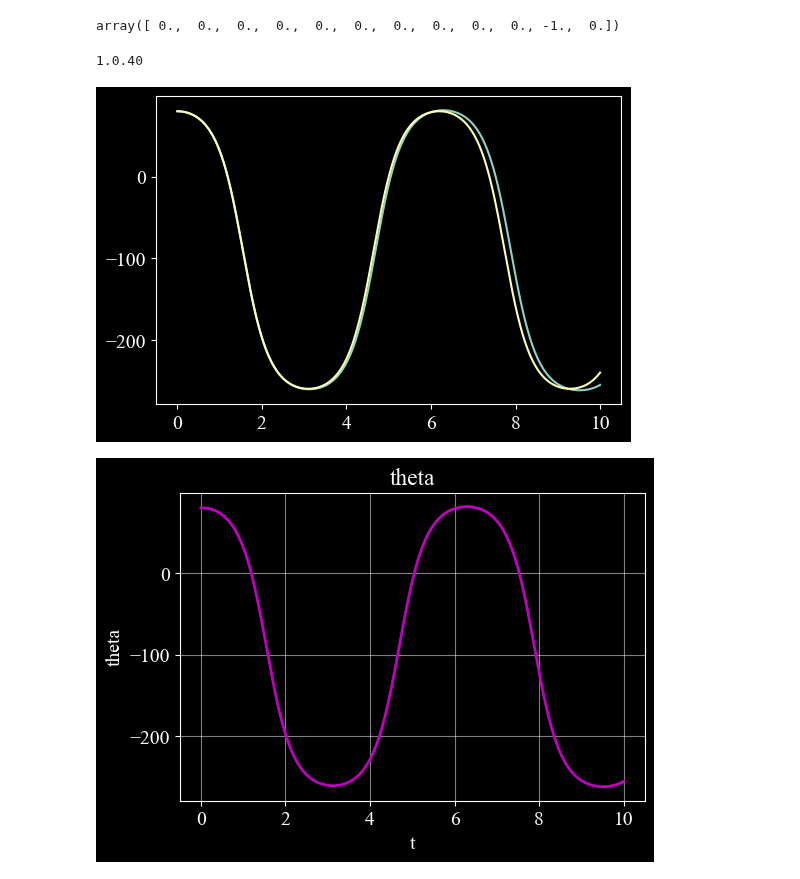
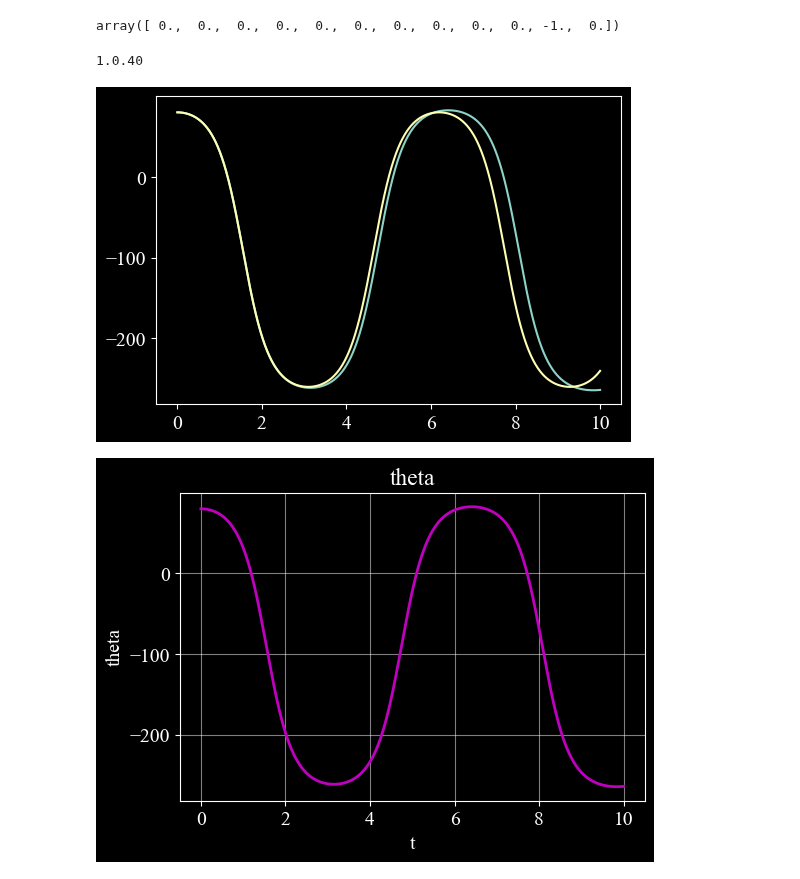
Before and after one commit to C4dynamics/C4dynamics, a Jupyter notebook: examples/docs_examples.ipynb, the cells around one changed output. Drawn from its saved outputs; the diff is of its cells as text; code cells hidden in the pictures.

```diff
--- a/examples/docs_examples.ipynb
+++ b/examples/docs_examples.ipynb
@@ -124,12 +124,12 @@ for ti in t:
     tau_g = -rb.mass * c4d.g_ms2 * length / 2 * c4d.cos(rb.theta)
 
 
-    # dx = c4d.eqm.eqm6(rb, np.zeros(3), [0, tau_g, 0])
-    # rb.X = rb.X + dx * dt
+    dx = c4d.eqm.eqm6(rb, np.zeros(3), [0, tau_g, 0])
+    rb.X = rb.X + dx * dt
 
 
     # print(rb.theta * c4d.r2d)
-    rb.inteqm(np.zeros(3), [0, tau_g, 0], dt)
+    # rb.inteqm(np.zeros(3), [0, tau_g, 0], dt)
     rb.store(ti)
     # print(rb.theta * c4d.r2d)
 
@@ -143,32 +143,32 @@ plt.plot(rb.get_data('t'), rb.get_data('theta') * c4d.r2d)
 
 
 # analytic solution
 from scipy.integrate import odeint
 
 def pend(y, t):
     theta, omega = y
     dydt = [omega, -rb.mass * c4d.g_ms2 * length / 2 * c4d.cos(theta) / Iyy]
     # print(dydt)
     return dydt
 
 sol = odeint(pend, [theta0, q0], t)
 
 # for i in range(len(t)):
 #     print(str(t[i]) + '   ' + str(sol[i, 0] * c4d.r2d) + '    ' + str(rb.get_data('theta')[i] * c4d.r2d) + '   ' + str(np.abs(sol[i, 0] - rb.get_data('theta')[i]) * c4d.r2d))
 
 plt.plot(t, sol[:, 0] * c4d.r2d)
 
 # fig = plt.subplots()
 # plt.plot(t, sol[:, 1] * c4d.r2d)
 # plt.plot(rb.get_data('t'), rb.get_data('q') * c4d.r2d)
 
 # rb.draw('phi')
 rb.draw('theta')
 # rb.draw('psi')
 # rb.draw('x')
 # rb.draw('y')
 # rb.draw('z')
 # %% [output]
 1.0.40
-[figure, old version]
+[figure, new version]
-[figure, old version]
+[figure, new version]
```
Also changed, not shown: 40 other files.
